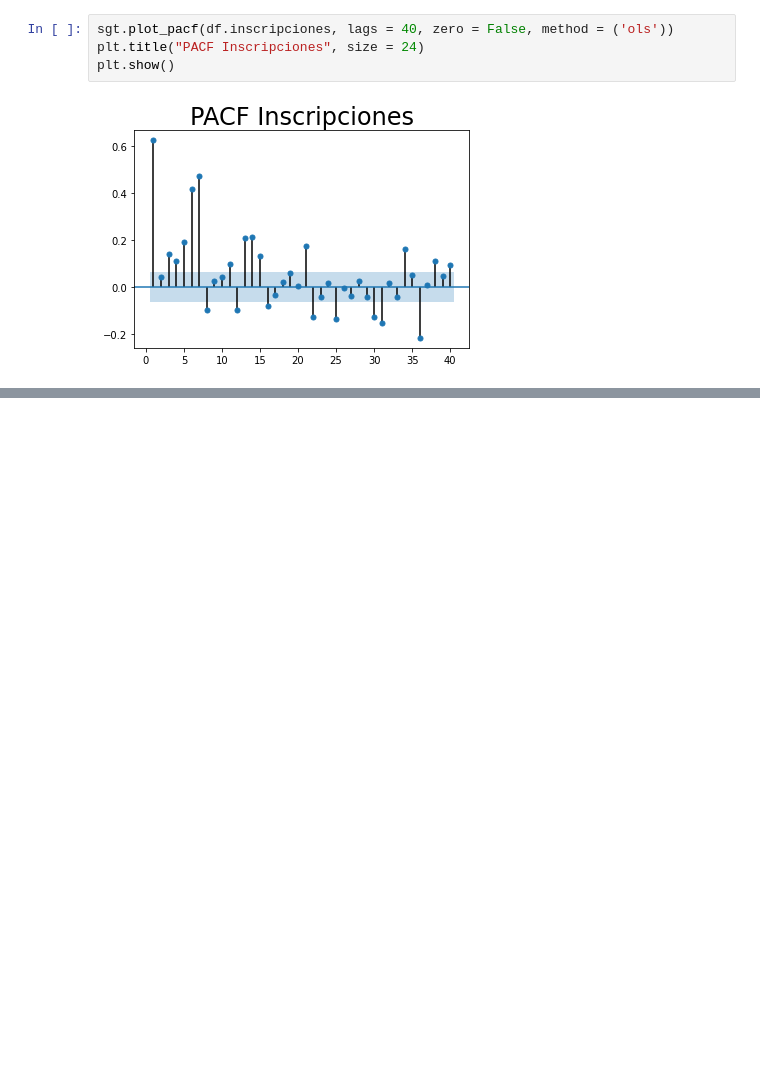
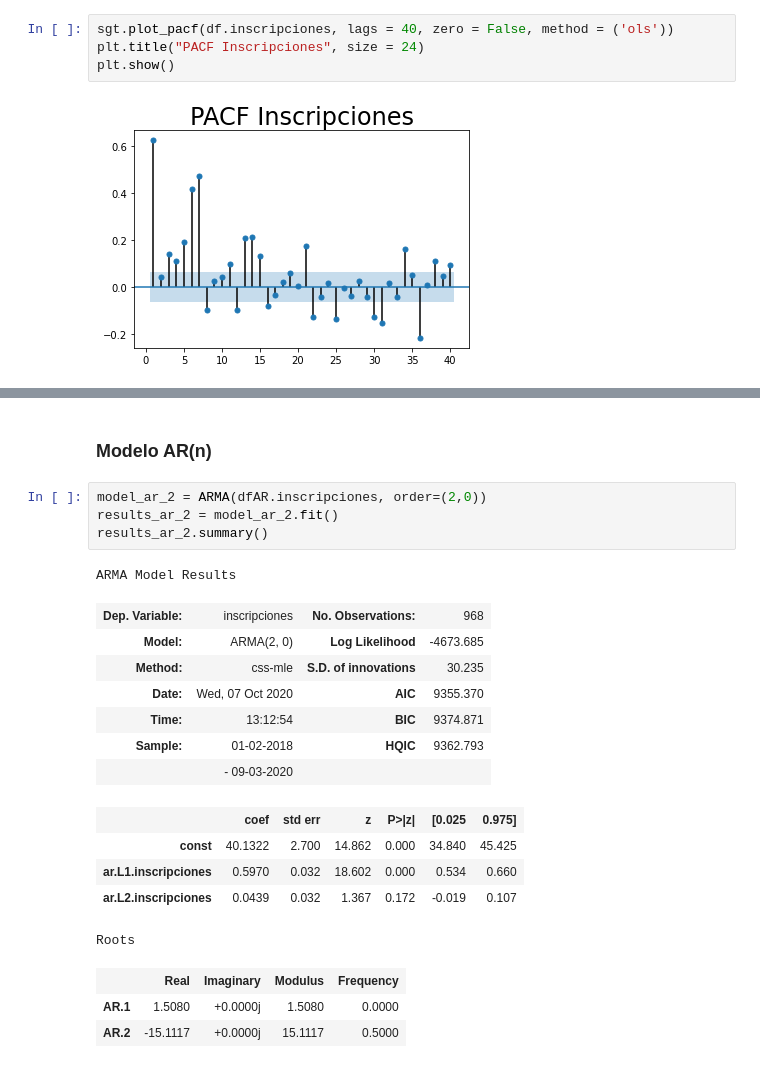
Before and after one commit to cccg8105/notebook_AD, a Jupyter notebook: Frecuencia inscripciones/ModeloAutoregresivo.ipynb, the cells around one changed output, grey strips where cells are left out. Saved outputs shown, nothing was run; the diff lists cells and outputs as text; blank space fills up the shorter version.

```diff
--- a/Frecuencia inscripciones/ModeloAutoregresivo.ipynb
+++ b/Frecuencia inscripciones/ModeloAutoregresivo.ipynb
@@ -59,0 +100,23 @@ plt.show()
+# %% [markdown]
+### Modelo AR(n)
+# %%
+model_ar_2 = ARMA(dfAR.inscripciones, order=(2,0))
+results_ar_2 = model_ar_2.fit()
+results_ar_2.summary()
+# %% [output]
+ARMA Model Results
+| Dep. Variable: | inscripciones | No. Observations: | 968 |
+| Model: | ARMA(2, 0) | Log Likelihood | -4673.685 |
+| Method: | css-mle | S.D. of innovations | 30.235 |
+| Date: | Wed, 07 Oct 2020 | AIC | 9355.370 |
+| Time: | 13:12:54 | BIC | 9374.871 |
+| Sample: | 01-02-2018 | HQIC | 9362.793 |
+|  | - 09-03-2020 |  |  |
+|  | coef | std err | z | P>|z| | [0.025 | 0.975] |
+| const | 40.1322 | 2.700 | 14.862 | 0.000 | 34.840 | 45.425 |
+| ar.L1.inscripciones | 0.5970 | 0.032 | 18.602 | 0.000 | 0.534 | 0.660 |
+| ar.L2.inscripciones | 0.0439 | 0.032 | 1.367 | 0.172 | -0.019 | 0.107 |
+Roots
+|  | Real | Imaginary | Modulus | Frequency |
+| AR.1 | 1.5080 | +0.0000j | 1.5080 | 0.0000 |
+| AR.2 | -15.1117 | +0.0000j | 15.1117 | 0.5000 |
```
Also changed, not shown: parts of 23 cells of this notebook.
